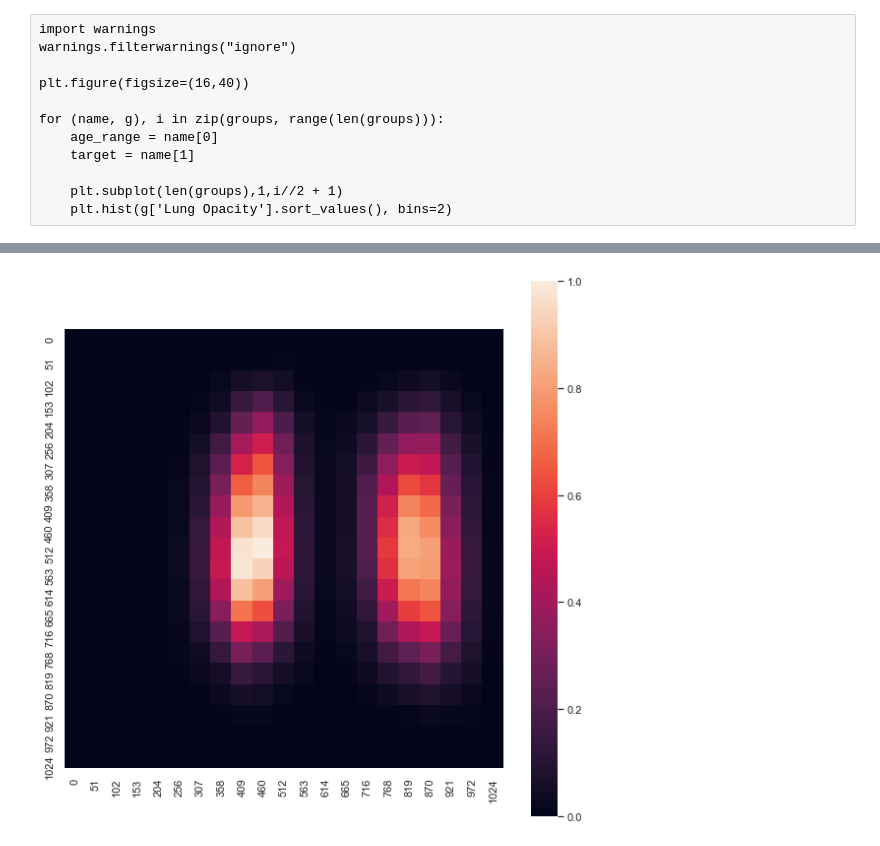
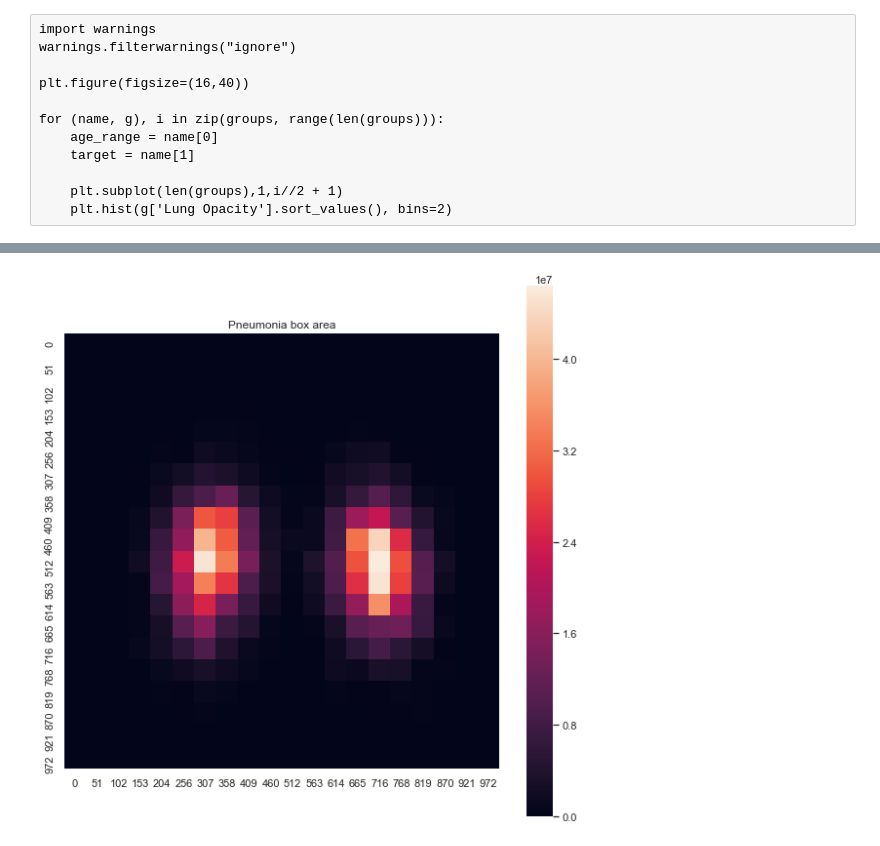
Before and after one commit to svenharris/datascienceworkshop-pneumonia, a Jupyter notebook: kernel_LG.ipynb, the cells around one changed output, grey strips where cells are left out. Cells and saved outputs as stored; diff of their text form; code cells hidden in the pictures.

```diff
--- a/kernel_LG.ipynb
+++ b/kernel_LG.ipynb
@@ -498,13 +500,0 @@ plt.show()
-# %%
-box_bins = 20
-
-matrix = np.zeros(shape=(box_bins+1, box_bins+1))
-
-for i, row in boxes.iterrows():
-    x_i = int(round((row['x'] / 1024) * box_bins))
-    y_i = int(round((row['y'] / 1024) * box_bins))
-    h_i = int(round((row['h'] / 1024) * box_bins))
-    w_i = int(round((row['w'] / 1024) * box_bins))
-    matrix[y_i:y_i+h_i, x_i+w_i] += 1
-
-matrix = matrix / matrix.max()
@@ -511,12 +539,29 @@ matrix = matrix / matrix.max()
 # %%
+matrix = np.zeros(shape=(box_bins, box_bins))
+dw = box_bins/1024
+
+for i, row in boxes.iterrows():
+    x_i = row['x'] * dw
+    y_i = row['y'] * dw
+    w = row['w']
+    h = row['h']
+
+    x_i = int(round(x_i))
+    y_i = int(round(y_i))
+
+    matrix[y_i:y_i+1, x_i:x_i+1] +=  w*h
+
+# matrix = matrix / matrix.max()
+
 fig = plt.figure(figsize=(10,10))
 
 sns.heatmap(matrix,
             square =True,
-            xticklabels=[int(i * 1024/box_bins) for i in range(box_bins+1)],
-            yticklabels=[int(i * 1024/box_bins) for i in range(box_bins+1)]
+            xticklabels=[int(i / dw) for i in range(box_bins)],
+            yticklabels=[int(i / dw) for i in range(box_bins)]
            )
 
+plt.title('Pneumonia box area')
 plt.draw()
 # %% [output]
-[figure, old version]
+[figure, new version]
```
Also changed, not shown: parts of 11 cells of this notebook.
